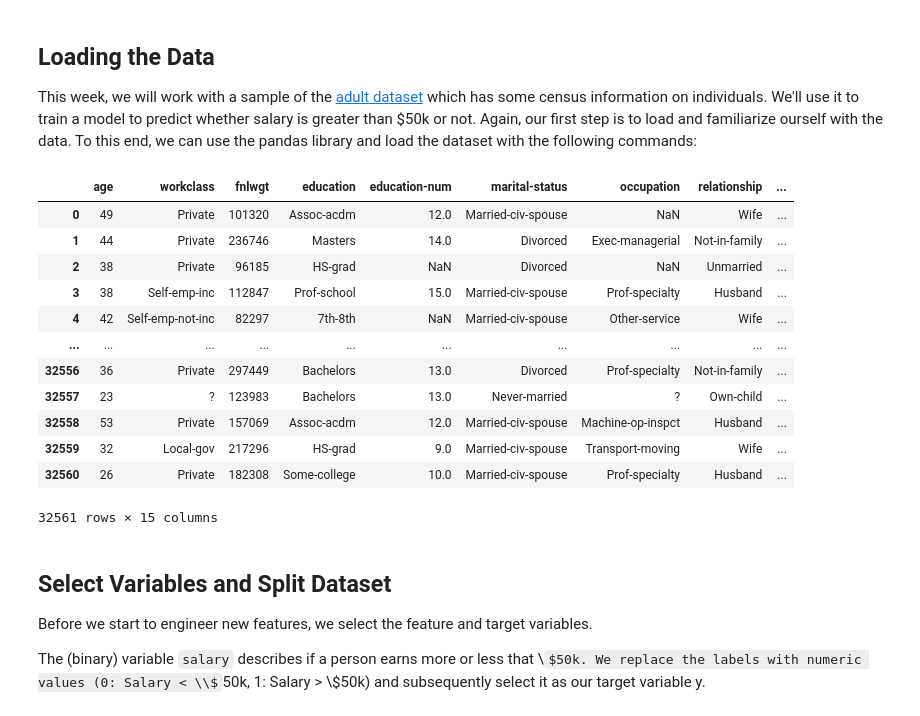
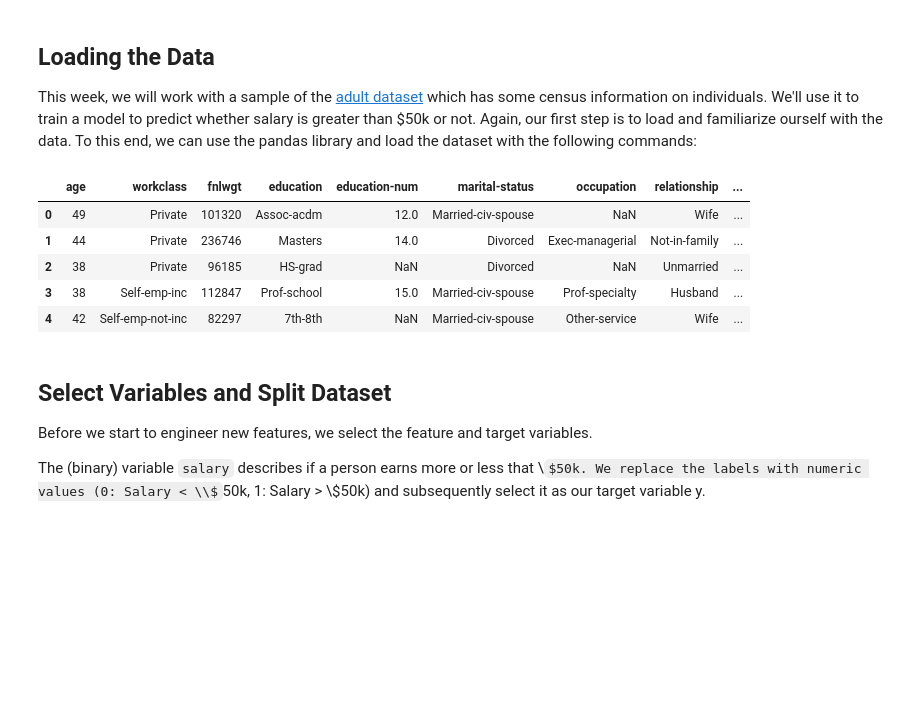
Before and after one commit to pds2021/course, a Jupyter notebook: nbs/04_Feature_Engineering.ipynb, the cells around one changed output. Saved outputs shown, nothing was run; the diff lists cells and outputs as text; code cells hidden in the pictures; some formulas as TeX source; blank space fills up the shorter version.

```diff
--- a/nbs/04_Feature_Engineering.ipynb
+++ b/nbs/04_Feature_Engineering.ipynb
@@ -52,21 +52,14 @@ import pandas as pd
 # %%
 file_path = 'https://raw.githubusercontent.com/pds2021/course/main/nbs/data/adult.csv'
 adult_data = pd.read_csv(file_path)
-adult_data
+adult_data.head()
 # %% [output]
 |  | age | workclass | fnlwgt | education | education-num | marital-status | occupation | relationship | ... |
 | 0 | 49 | Private | 101320 | Assoc-acdm | 12.0 | Married-civ-spouse | NaN | Wife | ... |
 | 1 | 44 | Private | 236746 | Masters | 14.0 | Divorced | Exec-managerial | Not-in-family | ... |
 | 2 | 38 | Private | 96185 | HS-grad | NaN | Divorced | NaN | Unmarried | ... |
 | 3 | 38 | Self-emp-inc | 112847 | Prof-school | 15.0 | Married-civ-spouse | Prof-specialty | Husband | ... |
 | 4 | 42 | Self-emp-not-inc | 82297 | 7th-8th | NaN | Married-civ-spouse | Other-service | Wife | ... |
-| ... | ... | ... | ... | ... | ... | ... | ... | ... | ... |
-| 32556 | 36 | Private | 297449 | Bachelors | 13.0 | Divorced | Prof-specialty | Not-in-family | ... |
-| 32557 | 23 | ? | 123983 | Bachelors | 13.0 | Never-married | ? | Own-child | ... |
-| 32558 | 53 | Private | 157069 | Assoc-acdm | 12.0 | Married-civ-spouse | Machine-op-inspct | Husband | ... |
-| 32559 | 32 | Local-gov | 217296 | HS-grad | 9.0 | Married-civ-spouse | Transport-moving | Wife | ... |
-| 32560 | 26 | Private | 182308 | Some-college | 10.0 | Married-civ-spouse | Prof-specialty | Husband | ... |
-32561 rows × 15 columns
 # %% [markdown]
 ## Select Variables and Split Dataset
 
```
Also changed, not shown: parts of 6 cells of this notebook.
